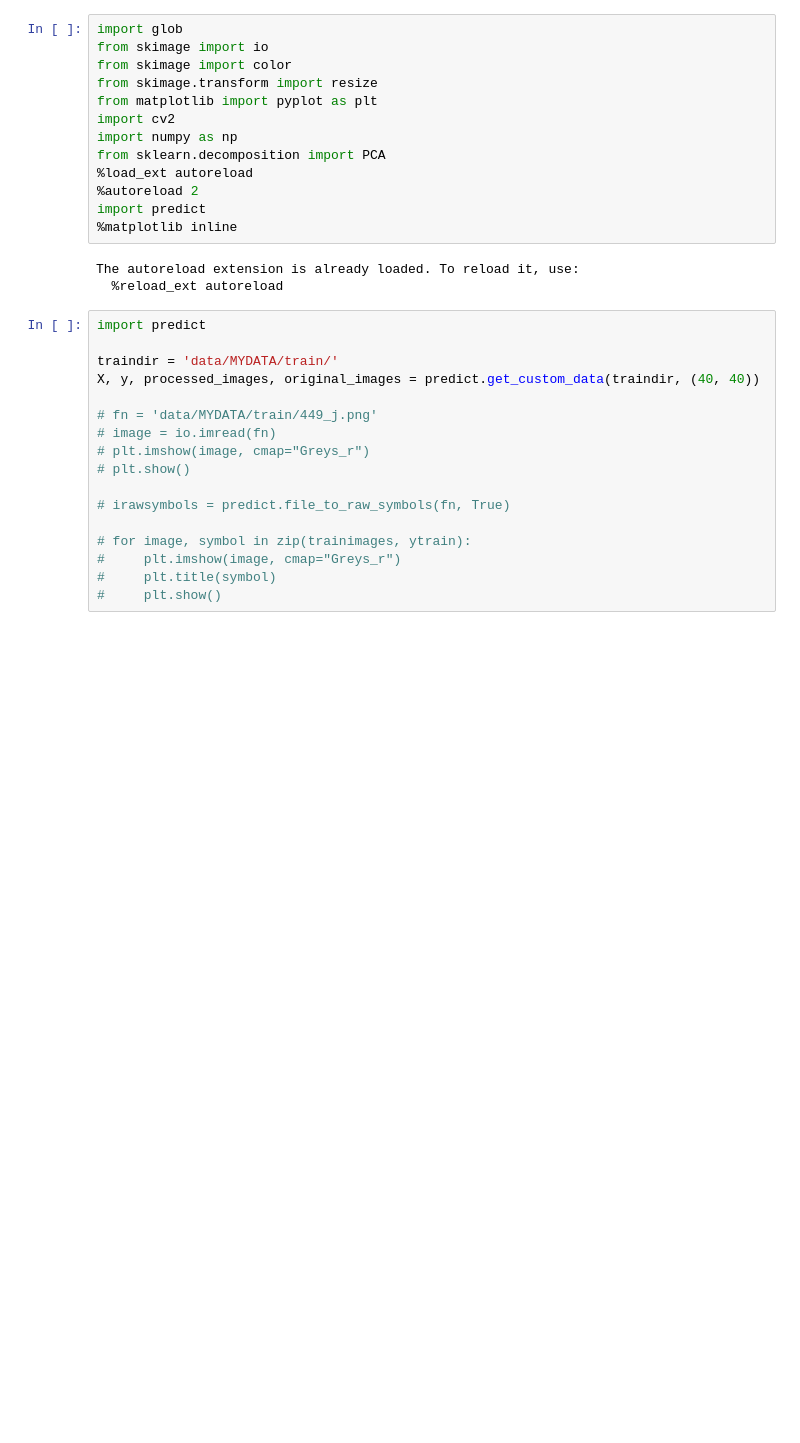
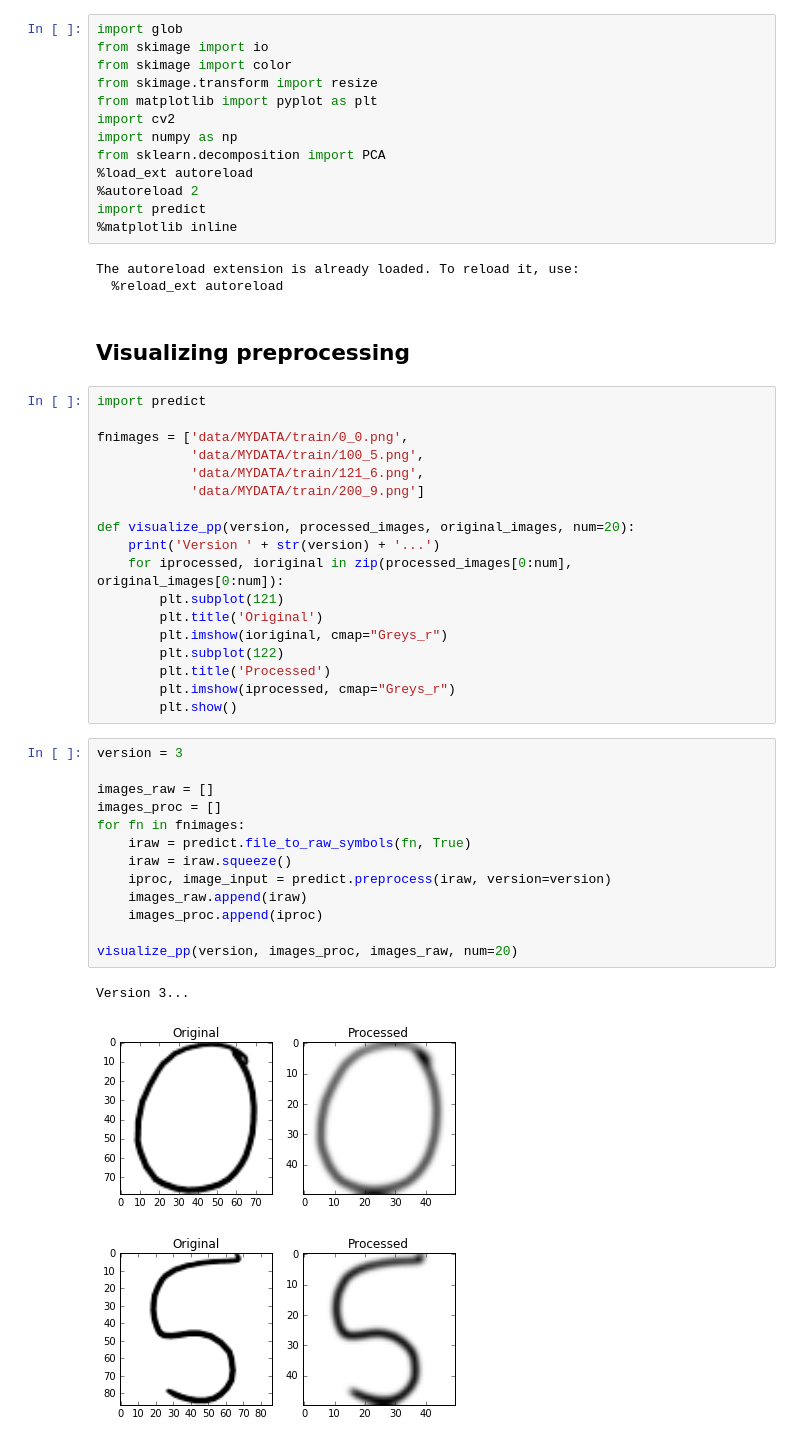
Before and after one commit to mmn599/AutoLaTeX, a Jupyter notebook: Custom.ipynb, the cells around one changed output. Cells and saved outputs as stored; diff of their text form; blank space fills up the shorter version.

```diff
--- a/Custom.ipynb
+++ b/Custom.ipynb
@@ -14,20 +16,40 @@ import predict
 # %% [output]
 The autoreload extension is already loaded. To reload it, use:
   %reload_ext autoreload
-# %%
-import predict
-
-traindir = 'data/MYDATA/train/'
-X, y, processed_images, original_images = predict.get_custom_data(traindir, (40, 40))
-
-# fn = 'data/MYDATA/train/449_j.png'
-# image = io.imread(fn)
-# plt.imshow(image, cmap="Greys_r")
-# plt.show()
-
-# irawsymbols = predict.file_to_raw_symbols(fn, True)
-
-# for image, symbol in zip(trainimages, ytrain):
-#     plt.imshow(image, cmap="Greys_r")
-#     plt.title(symbol)
-#     plt.show()
+# %% [markdown]
+## Visualizing preprocessing
+# %%
+import predict
+
+fnimages = ['data/MYDATA/train/0_0.png',
+            'data/MYDATA/train/100_5.png',
+            'data/MYDATA/train/121_6.png',
+            'data/MYDATA/train/200_9.png']
+
+def visualize_pp(version, processed_images, original_images, num=20):
+    print('Version ' + str(version) + '...')
+    for iprocessed, ioriginal in zip(processed_images[0:num], original_images[0:num]):
+        plt.subplot(121)
+        plt.title('Original')
+        plt.imshow(ioriginal, cmap="Greys_r")
+        plt.subplot(122)
+        plt.title('Processed')
+        plt.imshow(iprocessed, cmap="Greys_r")
+        plt.show()
+# %%
+version = 3
+
+images_raw = []
+images_proc = []
+for fn in fnimages:
+    iraw = predict.file_to_raw_symbols(fn, True)
+    iraw = iraw.squeeze()
+    iproc, image_input = predict.preprocess(iraw, version=version)
+    images_raw.append(iraw)
+    images_proc.append(iproc)
+
+visualize_pp(version, images_proc, images_raw, num=20)
+# %% [output]
+Version 3...
+[figure, added]
+[figure, added]
```
Also changed, not shown: parts of 10 cells of this notebook, 10 other files.
